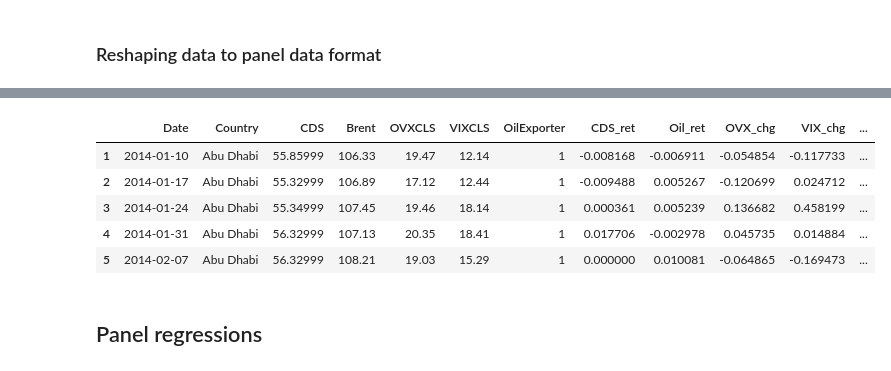
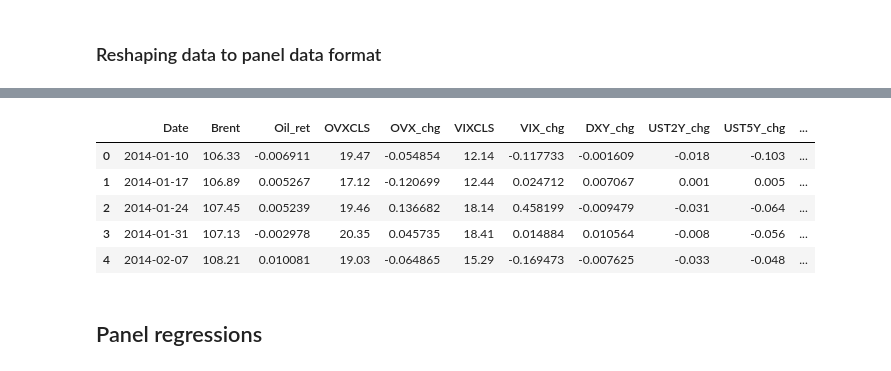
Before and after one commit to juanfp02/commodities_and_sovereigns, a Jupyter notebook: 01_Regression_Analysis.ipynb, the cells around one changed output, grey strips where cells are left out. Drawn from its saved outputs; the diff is of its cells as text; code cells hidden in the pictures.

```diff
--- a/01_Regression_Analysis.ipynb
+++ b/01_Regression_Analysis.ipynb
@@ -27,10 +28,16 @@ OVX = pd.read_csv('data/processed/Macroeconomic_variables/OVXCLS.csv')
 OVX['Date'] = pd.to_datetime(OVX['Date'])
 OVX.set_index('Date', inplace=True)
 
+# =============================================================================
+# MERGE (WIDE FORMAT)
+# =============================================================================
+
 merged = CDS_data.copy()
-merged = pd.merge(merged, Oil_data, on='Date', how='inner')
-merged = pd.merge(merged, Macro_risk_variables, on='Date', how='inner')
-merged = pd.merge(merged, VIX, on='Date', how='inner')
-merged = pd.merge(merged, OVX, on='Date', how='inner')
-#merged.set_index('Date',inplace=True)
-merged.head()
+merged = pd.merge(merged, Oil_data, left_index=True, right_index=True, how='inner')
+merged = pd.merge(merged, Macro_risk_variables, left_index=True, right_index=True, how='inner')
+merged = pd.merge(merged, VIX, left_index=True, right_index=True, how='inner')
+merged = pd.merge(merged, OVX, left_index=True, right_index=True, how='inner')
+
+# Filter date range
+merged = merged[merged.index >= datetime.datetime(2014, 1, 1)].copy()
+merged.reset_index(inplace=True)
@@ -48,31 +46,78 @@ merged.head()
 # %% [markdown]
 ### Reshaping data to panel data format
 # %%
-merged = merged[merged.index >= datetime.datetime(2014,1,1)].copy()
+# Oil returns (percent change)
+merged['Oil_ret'] = merged['Brent'].pct_change()
+
+# OVX change (percent change - it's a volatility index)
+merged['OVX_chg'] = merged['OVXCLS'].pct_change()
+
+# VIX change (percent change)
+merged['VIX_chg'] = merged['VIXCLS'].pct_change()
+
+# DXY change (percent change)
+merged['DXY_chg'] = merged['DXY'].pct_change()
+
+# Treasury change (diff change)
+merged['UST2Y_chg'] = merged['UST2Y'].diff()
+merged['UST5Y_chg'] = merged['UST5Y'].diff()
+merged['UST10Y_chg'] = merged['UST10Y'].diff()
+
+
+# Drop NA values from merged
+#merged = merged.dropna().reset_index(drop=True)
+
+# Check dimensions and range
+
+print(f"\nMerged shape: {merged.shape}")
+print(f"Date range: {merged['Date'].min()} to {merged['Date'].max()}")
+
+
+# =============================================================================
+# RESHAPE TO LONG FORMAT
+# =============================================================================
+
+oil_exporters = ['Saudi Arabia', 'Abu Dhabi', 'Dubai', 'Qatar', 'Colombia',
+                 'Mexico', 'Brazil', 'Egypt', 'Malaysia']
+controls = ['Indonesia', 'Philippines', 'Turkey', 'Chile', 'China',
+            'South Africa', 'South Korea', 'Thailand']
+
+
+global_vars = ['Date', 'Brent', 'Oil_ret', 'OVXCLS', 'OVX_chg',
+               'VIXCLS', 'VIX_chg', 'DXY_chg', 'UST2Y_chg', 'UST5Y_chg', 'UST10Y_chg']
+
 merged = merged.reset_index()
-oil_exporters = ['Saudi Arabia', 'Abu Dhabi','Dubai','Qatar','Colombia','Mexico','Brazil','Egypt','Malaysia']
-controls = ['Indonesia','Philippines','Turkey','Chile','China','South Africa','South Korea','Thailand']
-# Long format
+
 panel_data = []
 
 for country in oil_exporters + controls:
-    temp = merged[['Date', 'Brent', 'OVXCLS', 'VIXCLS', country]].copy()
+    if country not in merged.columns:
+        print(f"Warning: {country} not in CDS data")
+        continue
+
+    temp = merged[global_vars + [country]].copy()
     temp['Country'] = country
     temp['CDS'] = temp[country]
     temp['OilExporter'] = 1 if country in oil_exporters else 0
-    temp = temp[['Date', 'Country', 'CDS', 'Brent', 'OVXCLS', 'VIXCLS', 'OilExporter']]
+    temp = temp.drop(columns=[country])
     panel_data.append(temp)
 
 panel = pd.concat(panel_data, ignore_index=True)
 panel = panel.sort_values(by=['Country', 'Date']).reset_index(drop=True)
 
+# =============================================================================
+# COMPUTE COUNTRY-SPECIFIC VARIABLES (CDS returns)
+# =============================================================================
+
+# CDS returns - THIS one needs groupby because it's country-specific
 panel['CDS_ret'] = panel.groupby('Country')['CDS'].pct_change()
-panel['Oil_ret'] = panel['Brent'].pct_change()
-panel['OVX_chg'] = panel['OVXCLS'].pct_change()
-panel['VIX_chg'] = panel['VIXCLS'].pct_change()
-panel['OVX x OilExporter'] = panel['OVX_chg'] * panel['OilExporter']
 
+# Create interaction term
+panel['OVX_x_Exporter'] = panel['OVX_chg'] * panel['OilExporter']
+panel['Brent_chg_x_Exporter'] = panel['Oil_ret'] * panel['OilExporter']
 
-panel = panel.dropna()
+# Drop NaN (first observation per country)
+panel = panel.dropna(subset=['CDS_ret', 'OVX_chg', 'VIX_chg', 'DXY_chg', 'UST2Y_chg', 'UST5Y_chg', 'UST10Y_chg']).reset_index(drop=True)
+
 panel.head()
 # %% [output]
@@ -79,9 +126,9 @@ panel.head()
-|  | Date | Country | CDS | Brent | OVXCLS | VIXCLS | OilExporter | CDS_ret | Oil_ret | OVX_chg | VIX_chg | ... |
-| 1 | 2014-01-10 | Abu Dhabi | 55.85999 | 106.33 | 19.47 | 12.14 | 1 | -0.008168 | -0.006911 | -0.054854 | -0.117733 | ... |
-| 2 | 2014-01-17 | Abu Dhabi | 55.32999 | 106.89 | 17.12 | 12.44 | 1 | -0.009488 | 0.005267 | -0.120699 | 0.024712 | ... |
-| 3 | 2014-01-24 | Abu Dhabi | 55.34999 | 107.45 | 19.46 | 18.14 | 1 | 0.000361 | 0.005239 | 0.136682 | 0.458199 | ... |
-| 4 | 2014-01-31 | Abu Dhabi | 56.32999 | 107.13 | 20.35 | 18.41 | 1 | 0.017706 | -0.002978 | 0.045735 | 0.014884 | ... |
-| 5 | 2014-02-07 | Abu Dhabi | 56.32999 | 108.21 | 19.03 | 15.29 | 1 | 0.000000 | 0.010081 | -0.064865 | -0.169473 | ... |
+|  | Date | Brent | Oil_ret | OVXCLS | OVX_chg | VIXCLS | VIX_chg | DXY_chg | UST2Y_chg | UST5Y_chg | ... |
+| 0 | 2014-01-10 | 106.33 | -0.006911 | 19.47 | -0.054854 | 12.14 | -0.117733 | -0.001609 | -0.018 | -0.103 | ... |
+| 1 | 2014-01-17 | 106.89 | 0.005267 | 17.12 | -0.120699 | 12.44 | 0.024712 | 0.007067 | 0.001 | 0.005 | ... |
+| 2 | 2014-01-24 | 107.45 | 0.005239 | 19.46 | 0.136682 | 18.14 | 0.458199 | -0.009479 | -0.031 | -0.064 | ... |
+| 3 | 2014-01-31 | 107.13 | -0.002978 | 20.35 | 0.045735 | 18.41 | 0.014884 | 0.010564 | -0.008 | -0.056 | ... |
+| 4 | 2014-02-07 | 108.21 | 0.010081 | 19.03 | -0.064865 | 15.29 | -0.169473 | -0.007625 | -0.033 | -0.048 | ... |
 # %% [markdown]
 ## Panel regressions
 # %%
```
Also changed, not shown: parts of 22 cells of this notebook, 8 other files.
